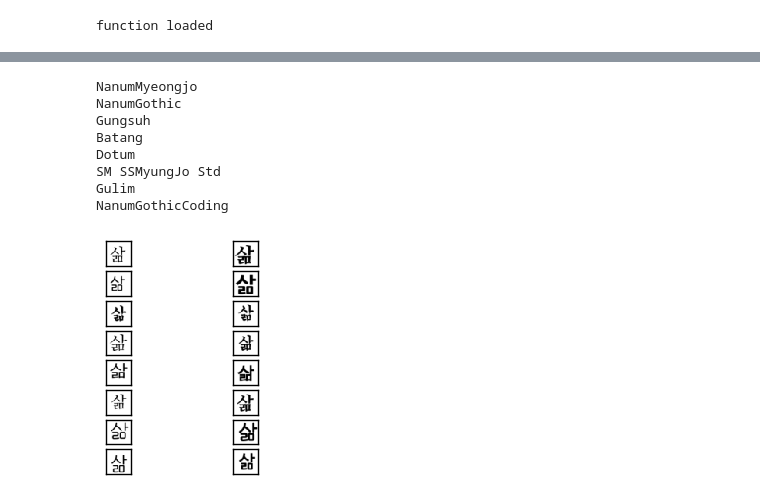
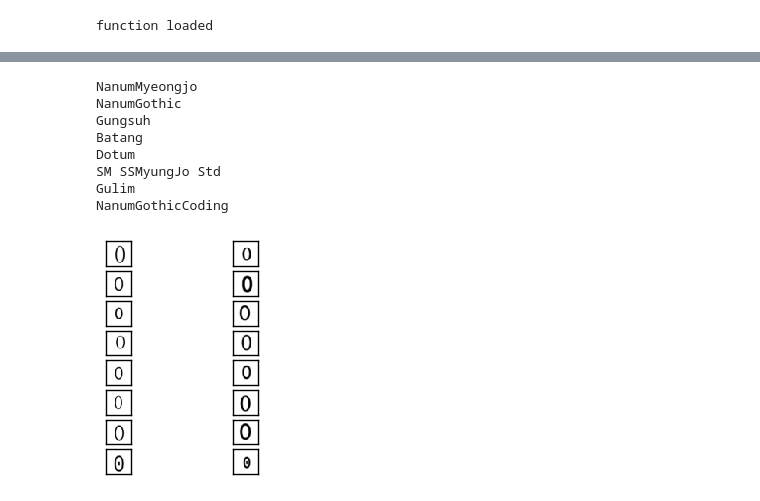
Before and after one commit to yeonwooKim/KoreanOCR, a Jupyter notebook: ch_recog_data.ipynb, the cells around one changed output, grey strips where cells are left out. Drawn from its saved outputs; the diff is of its cells as text; code cells hidden in the pictures.

```diff
--- a/ch_recog_data.ipynb
+++ b/ch_recog_data.ipynb
@@ -285,28 +282,28 @@ def save_chset_random(chsets, chws, path, num):
 # %%
 import itertools
 import json
 
 
 def show_example(ch, fonts, weights):
     sliced = []
     for font in fonts:
         print(font)
     for font, weight in itertools.product(fonts, weights):
         sliced.append(slice_img(get_mat(ch, font, weight)))
     draw_subplot(sliced, math.ceil(len(sliced)/2), 2)
 
 mat = dict()
-show_example("삶", fonts, weights)
+show_example("0", fonts, weights)
 # %% [output]
 NanumMyeongjo
 NanumGothic
 Gungsuh
 Batang
 Dotum
 SM SSMyungJo Std
 Gulim
 NanumGothicCoding
-[figure, old version]
+[figure, new version]
 # %%
 mat = dict()
 save_chset_random((en_chset, ko_chset), (1, 3), "data/161020.tgz", 300000)
```
Also changed, not shown: parts of 2 cells of this notebook, 2 other files.
